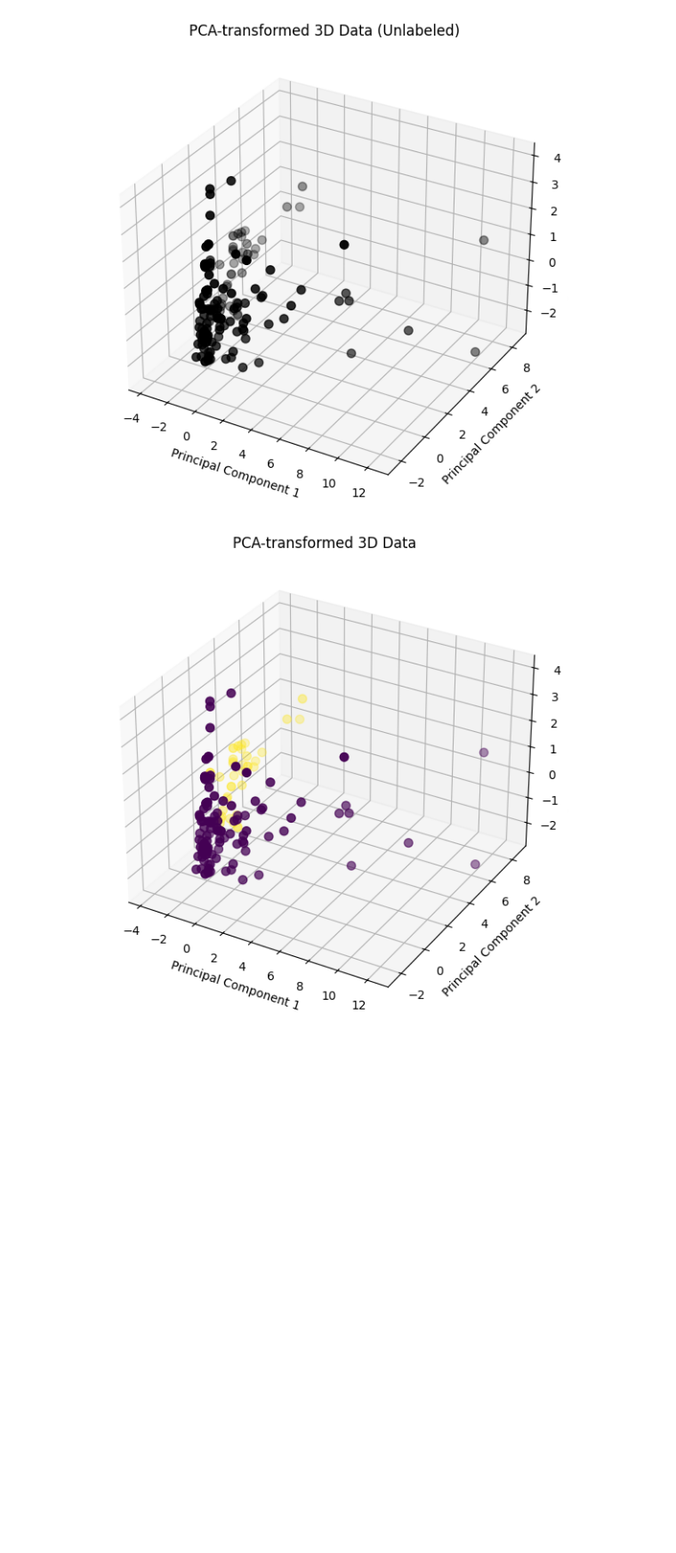
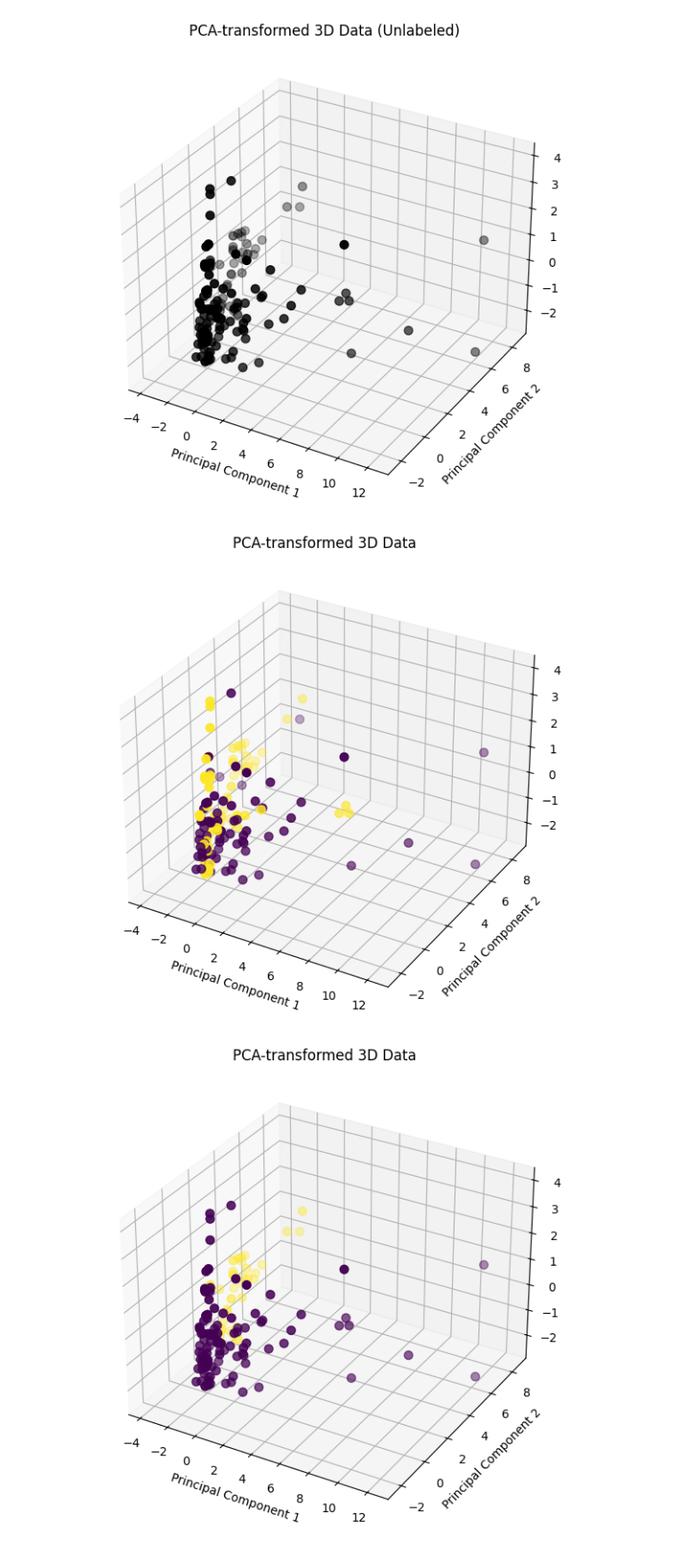
Before and after one commit to Taparov/project-intro-to-ml-classification, a Jupyter notebook: Unsupercised_kmean_n_agglomerative_clustering.ipynb, the cells around one changed output. Shown at 89% size. Drawn from its saved outputs; the diff is of its cells as text; code cells hidden in the pictures; blank space fills up the shorter version.

```diff
--- a/Unsupercised_kmean_n_agglomerative_clustering.ipynb
+++ b/Unsupercised_kmean_n_agglomerative_clustering.ipynb
@@ -379,6 +379,10 @@ y_pred_labeled = np.array([cluster_labels[label] for label in y_pred])
 plot_3d_unlabeled(X_agg_100_pca)
 # %% [output]
 [figure]
+# %%
+plot_3d_pca(X_agg_100_pca, y_agg_100)
+# %% [output]
+[figure, added]
 # %%
 plot_3d_pca(X_agg_100_pca, y_pred_labeled)
 # %% [output]
```
Also changed, not shown: 1 other file.
